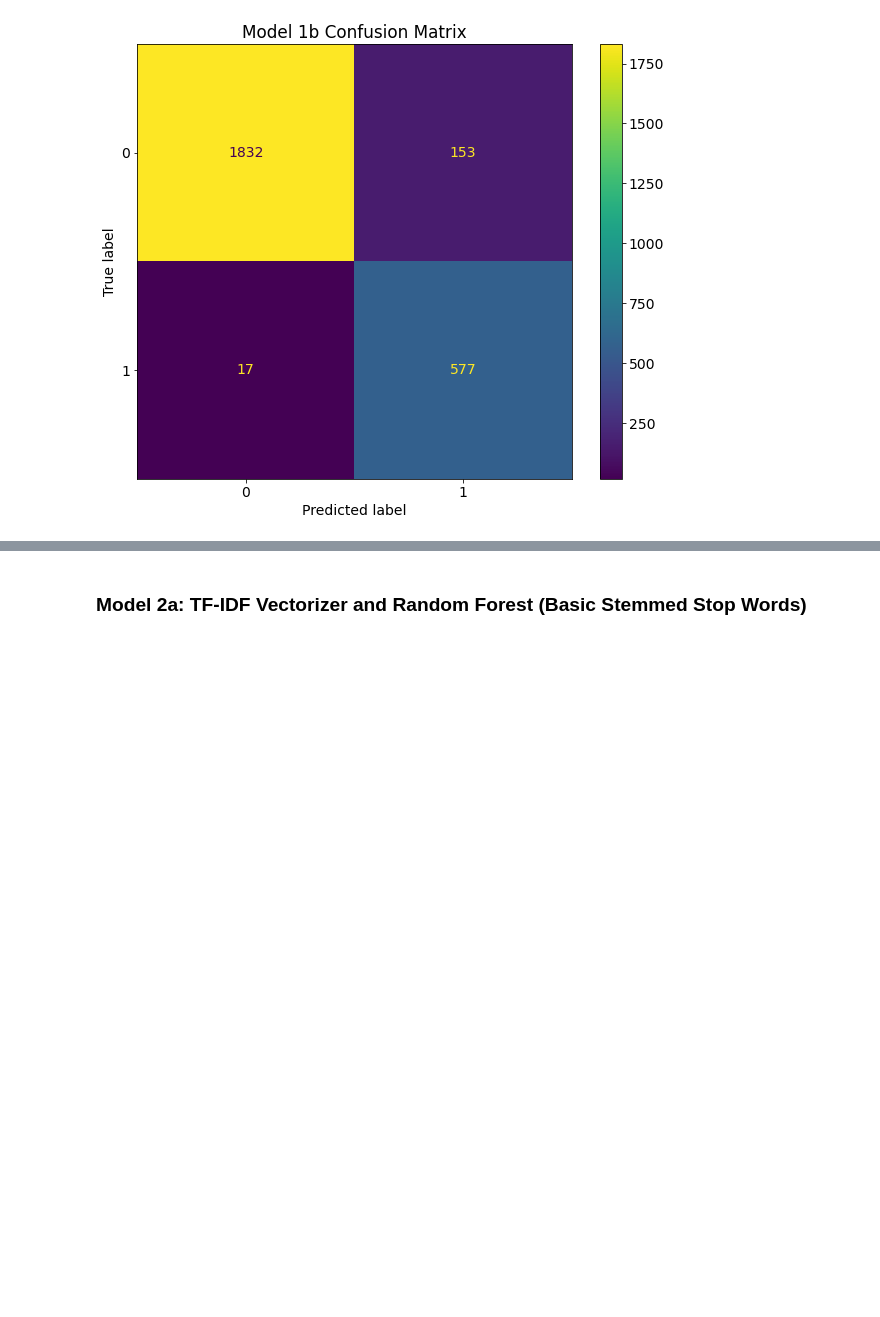
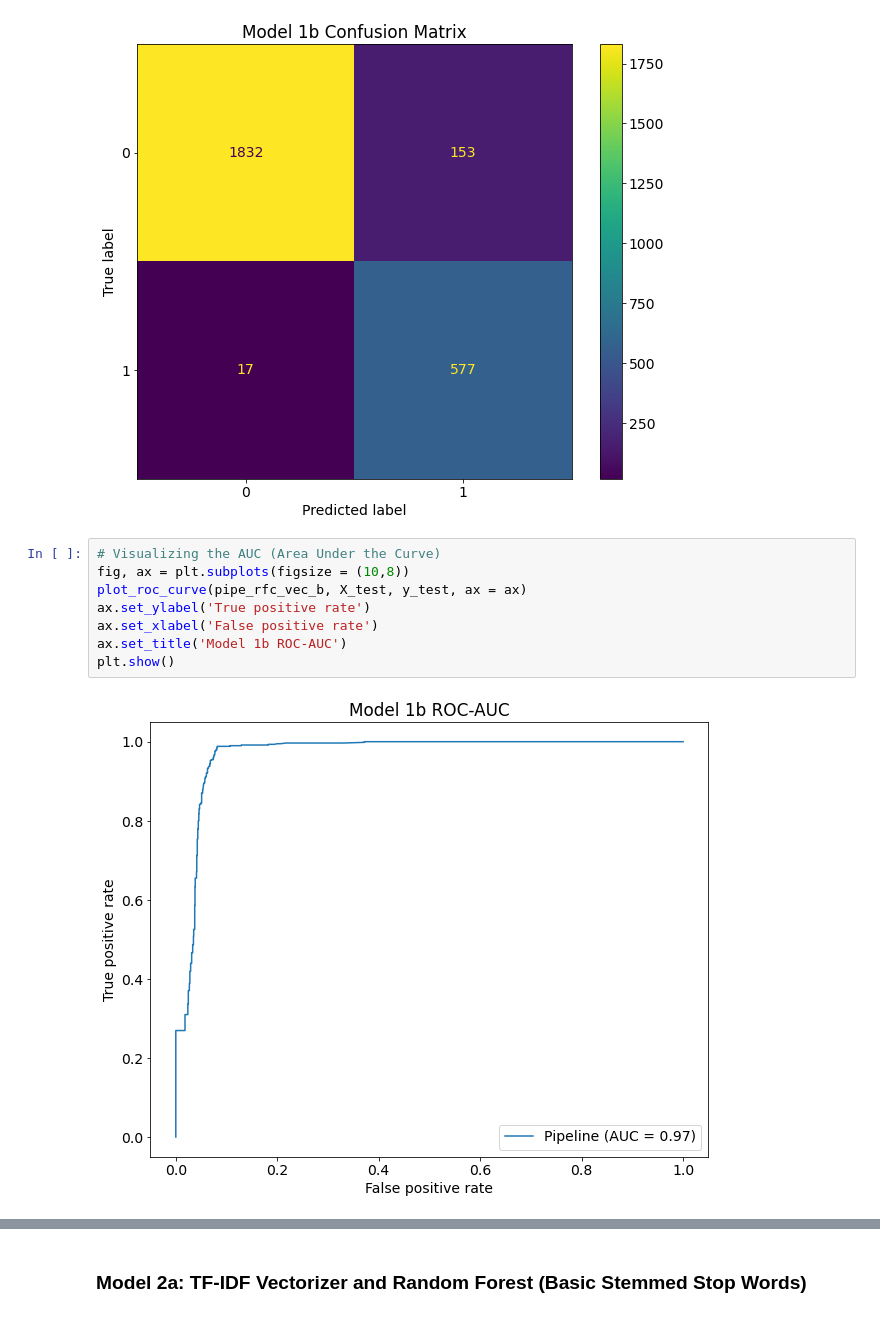
Before and after one commit to jordanate/depression-tweets-sentiment-analysis, a Jupyter notebook: sentiment-analysis-phase-4-project.ipynb, the cells around one changed output, grey strips where cells are left out. Saved outputs shown, nothing was run; the diff lists cells and outputs as text; blank space fills up the shorter version.

```diff
--- a/sentiment-analysis-phase-4-project.ipynb
+++ b/sentiment-analysis-phase-4-project.ipynb
@@ -344,3 +363,13 @@ ax.set_title('Model 1b Confusion Matrix')
 plot_confusion_matrix(pipe_rfc_vec_b, X_test, y_test, ax=ax);
 # %% [output]
 [figure]
+# %%
+# Visualizing the AUC (Area Under the Curve)
+fig, ax = plt.subplots(figsize = (10,8))
+plot_roc_curve(pipe_rfc_vec_b, X_test, y_test, ax = ax)
+ax.set_ylabel('True positive rate')
+ax.set_xlabel('False positive rate')
+ax.set_title('Model 1b ROC-AUC')
+plt.show()
+# %% [output]
+[figure, added]
```
Also changed, not shown: parts of 20 cells of this notebook.
